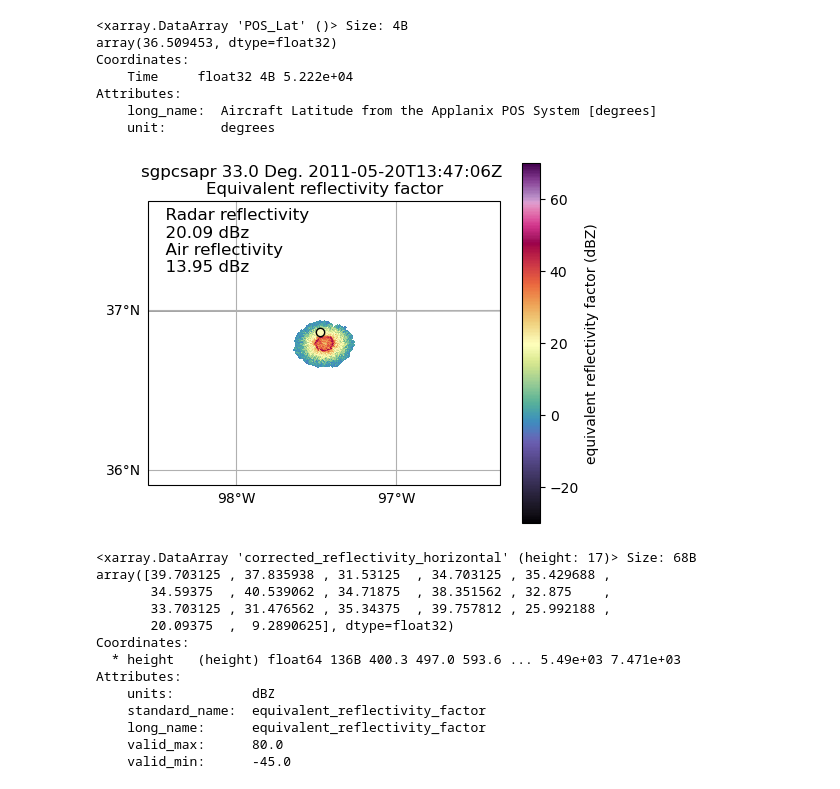
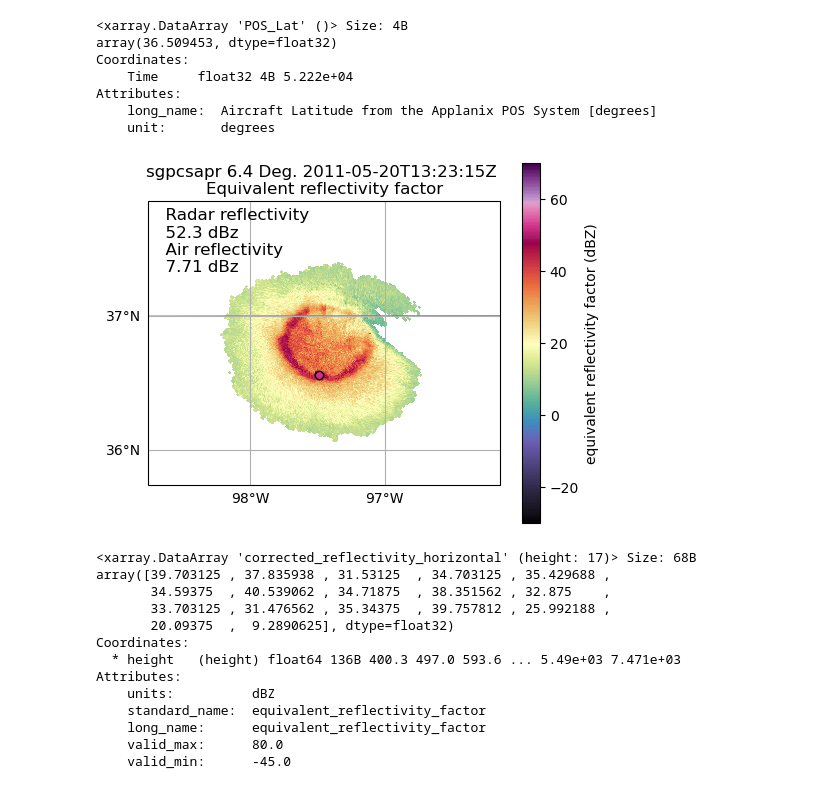
Before and after one commit to brycerrickbeil/2026-SULI-Bryce-Rickbeil, a Jupyter notebook: students/bryce_rickbeil/notebooks/track_over_radar.ipynb, the cells around one changed output. Drawn from its saved outputs; the diff is of its cells as text; code cells hidden in the pictures.

```diff
--- a/students/bryce_rickbeil/notebooks/track_over_radar.ipynb
+++ b/students/bryce_rickbeil/notebooks/track_over_radar.ipynb
@@ -278,25 +285,25 @@ Attributes:
     long_name:  Aircraft Latitude from the Applanix POS System [degrees]
     unit:       degrees
 # %%
-cloud_micro = xr.open_dataset('flight_data/11_05_20_Radar.nc')
+cloud_micro = xr.open_dataset('flight_data/11_05_20_Microphysics2.nc')
 
-index = np.argmin(abs(np.array(cloud_micro.Time.data) - 49318))
+index = np.argmin(abs(np.array(cloud_micro.Time.data) - 48442.09))
 # Code below calculates that theoretical reflectivity value given the aircraft measurement
 # HVPS particle size distribution plot
-hvps_data = np.array([cloud_micro.HVPS_Ch1.sel(Time = cloud_micro.Time.data[index])[0], cloud_micro.HVPS_Ch2.sel(Time = cloud_micro.Time.data[index])[0],
-                  cloud_micro.HVPS_Ch3.sel(Time = cloud_micro.Time.data[index])[0], cloud_micro.HVPS_Ch4.sel(Time = cloud_micro.Time.data[index])[0],
-                  cloud_micro.HVPS_Ch5.sel(Time = cloud_micro.Time.data[index])[0], cloud_micro.HVPS_Ch6.sel(Time = cloud_micro.Time.data[index])[0],
-                  cloud_micro.HVPS_Ch7.sel(Time = cloud_micro.Time.data[index])[0], cloud_micro.HVPS_Ch8.sel(Time = cloud_micro.Time.data[index])[0],
-                  cloud_micro.HVPS_Ch9.sel(Time = cloud_micro.Time.data[index])[0], cloud_micro.HVPS_Ch10.sel(Time = cloud_micro.Time.data[index])[0],
-                  cloud_micro.HVPS_Ch11.sel(Time = cloud_micro.Time.data[index])[0], cloud_micro.HVPS_Ch12.sel(Time = cloud_micro.Time.data[index])[0],
-                  cloud_micro.HVPS_Ch13.sel(Time = cloud_micro.Time.data[index])[0], cloud_micro.HVPS_Ch14.sel(Time = cloud_micro.Time.data[index])[0],
-                  cloud_micro.HVPS_Ch15.sel(Time = cloud_micro.Time.data[index])[0], cloud_micro.HVPS_Ch16.sel(Time = cloud_micro.Time.data[index])[0],
-                  cloud_micro.HVPS_Ch17.sel(Time = cloud_micro.Time.data[index])[0], cloud_micro.HVPS_Ch18.sel(Time = cloud_micro.Time.data[index])[0],
-                  cloud_micro.HVPS_Ch19.sel(Time = cloud_micro.Time.data[index])[0], cloud_micro.HVPS_Ch20.sel(Time = cloud_micro.Time.data[index])[0],
-                  cloud_micro.HVPS_Ch21.sel(Time = cloud_micro.Time.data[index])[0], cloud_micro.HVPS_Ch22.sel(Time = cloud_micro.Time.data[index])[0],
-                  cloud_micro.HVPS_Ch23.sel(Time = cloud_micro.Time.data[index])[0], cloud_micro.HVPS_Ch24.sel(Time = cloud_micro.Time.data[index])[0],
-                  cloud_micro.HVPS_Ch25.sel(Time = cloud_micro.Time.data[index])[0], cloud_micro.HVPS_Ch26.sel(Time = cloud_micro.Time.data[index])[0],
-                  cloud_micro.HVPS_Ch27.sel(Time = cloud_micro.Time.data[index])[0], cloud_micro.HVPS_Ch28.sel(Time = cloud_micro.Time.data[index])[0]])
+hvps_data = np.array([cloud_micro.HVPS_Ch1.sel(Time = cloud_micro.Time.data[index]), cloud_micro.HVPS_Ch2.sel(Time = cloud_micro.Time.data[index]),
+                  cloud_micro.HVPS_Ch3.sel(Time = cloud_micro.Time.data[index]), cloud_micro.HVPS_Ch4.sel(Time = cloud_micro.Time.data[index]),
+                  cloud_micro.HVPS_Ch5.sel(Time = cloud_micro.Time.data[index]), cloud_micro.HVPS_Ch6.sel(Time = cloud_micro.Time.data[index]),
+                  cloud_micro.HVPS_Ch7.sel(Time = cloud_micro.Time.data[index]), cloud_micro.HVPS_Ch8.sel(Time = cloud_micro.Time.data[index]),
+                  cloud_micro.HVPS_Ch9.sel(Time = cloud_micro.Time.data[index]), cloud_micro.HVPS_Ch10.sel(Time = cloud_micro.Time.data[index]),
+                  cloud_micro.HVPS_Ch11.sel(Time = cloud_micro.Time.data[index]), cloud_micro.HVPS_Ch12.sel(Time = cloud_micro.Time.data[index]),
+                  cloud_micro.HVPS_Ch13.sel(Time = cloud_micro.Time.data[index]), cloud_micro.HVPS_Ch14.sel(Time = cloud_micro.Time.data[index]),
+                  cloud_micro.HVPS_Ch15.sel(Time = cloud_micro.Time.data[index]), cloud_micro.HVPS_Ch16.sel(Time = cloud_micro.Time.data[index]),
+                  cloud_micro.HVPS_Ch17.sel(Time = cloud_micro.Time.data[index]), cloud_micro.HVPS_Ch18.sel(Time = cloud_micro.Time.data[index]),
+                  cloud_micro.HVPS_Ch19.sel(Time = cloud_micro.Time.data[index]), cloud_micro.HVPS_Ch20.sel(Time = cloud_micro.Time.data[index]),
+                  cloud_micro.HVPS_Ch21.sel(Time = cloud_micro.Time.data[index]), cloud_micro.HVPS_Ch22.sel(Time = cloud_micro.Time.data[index]),
+                  cloud_micro.HVPS_Ch23.sel(Time = cloud_micro.Time.data[index]), cloud_micro.HVPS_Ch24.sel(Time = cloud_micro.Time.data[index]),
+                  cloud_micro.HVPS_Ch25.sel(Time = cloud_micro.Time.data[index]), cloud_micro.HVPS_Ch26.sel(Time = cloud_micro.Time.data[index]),
+                  cloud_micro.HVPS_Ch27.sel(Time = cloud_micro.Time.data[index]), cloud_micro.HVPS_Ch28.sel(Time = cloud_micro.Time.data[index])])
 
 hvps_bin_sizes = np.array([300, 500, 700, 900, 1100,
               1300, 1500, 1700, 2000, 2400,
@@ -313,9 +320,9 @@ reflec_air = reflec_air * 1000000
 reflec_air =  10 * np.log10(reflec_air.sum()) * .19
 
 # This below find the aircraft sweep for the appropriate PPI map to be created
-data = pyart.io.read('C-SAPR_May_20_2011/sgpcsaprsurcmacI7.c0.20110520.134158.nc.v0')
-vert_radar_profile = pyart.util.columnsect.get_field_location(data, float(cloud_micro.POS_Lat.sel(Time = cloud_micro.Time.data[index])[0]), float(cloud_micro.POS_Lon.sel(Time = cloud_micro.Time.data[index])[0]))
-sweep = np.argmin(abs(vert_radar_profile.corrected_reflectivity_horizontal.height.data - (float(cloud_micro.POS_Alt.sel(Time = cloud_micro.Time.data[index])[0]))))
+data = pyart.io.read('C-SAPR_May_20_2011/sgpcsaprsurcmacI7.c0.20110520.132058.nc.v0')
+vert_radar_profile = pyart.util.columnsect.get_field_location(data, float(cloud_micro.POS_Lat.sel(Time = cloud_micro.Time.data[index])), float(cloud_micro.POS_Lon.sel(Time = cloud_micro.Time.data[index])))
+sweep = np.argmin(abs(vert_radar_profile.corrected_reflectivity_horizontal.height.data - (float(cloud_micro.POS_Alt.sel(Time = cloud_micro.Time.data[index])))))
 
 
 display = pyart.graph.RadarMapDisplay(data)
@@ -326,35 +333,36 @@ fig = plt.figure(figsize = (11,9))
 # Reflectivity plot
 ax = fig.add_axes([0.06, 0.50, 0.40, 0.40], projection = projection)
 #ax.add_feature(cfeature.STATES.with_scale('10m'), linewidth = 1.5, edgecolor = 'black')
 
 display.plot_ppi_map('corrected_reflectivity_horizontal',
                     ax = ax,
                     sweep = sweep,
                     vmin = -30,
                     vmax = 70,
                     cmap = 'ChaseSpectral') #Variable name
 
 ref_val = vert_radar_profile.corrected_reflectivity_horizontal.data[sweep]
 cmap_data = plt.colormaps['ChaseSpectral']
 ref_val_norm = (ref_val + 30) / (100)
 point_color = cmap_data(ref_val_norm)
-ax.plot(float(cloud_micro.POS_Lon.sel(Time = cloud_micro.Time.data[index])[0]), float(cloud_micro.POS_Lat.sel(Time = cloud_micro.Time.data[index])[0]), color = point_color, marker = 'o', markeredgecolor='black')
+ax.plot(float(cloud_micro.POS_Lon.sel(Time = cloud_micro.Time.data[index])), float(cloud_micro.POS_Lat.sel(Time = cloud_micro.Time.data[index])), color = point_color, marker = 'o', markeredgecolor='black')
 
 label = '  Radar reflectivity ' + '\n' + '  ' + str(round(ref_val, 2)) + ' dBz' +  '\n'  + '  Air reflectivity ' + '\n' + '  ' + str(round(reflec_air, 2)) + ' dBz'
 
 ax.text(
     0.02, 0.98,
     label,
     transform=ax.transAxes,
     verticalalignment='top',
     horizontalalignment='left',
     fontsize=12)
 
 
 
+plt.savefig(f'images/sgpcsaprsurcmacI7.c0.20110520.132722.nc.v0.png', bbox_inches='tight')
 plt.show()
 # %% [output]
-[figure, old version]
+[figure, new version]
 # %%
 print(vert_radar_profile.corrected_reflectivity_horizontal)
 # %% [output]
```
Also changed, not shown: parts of 2 cells of this notebook.
